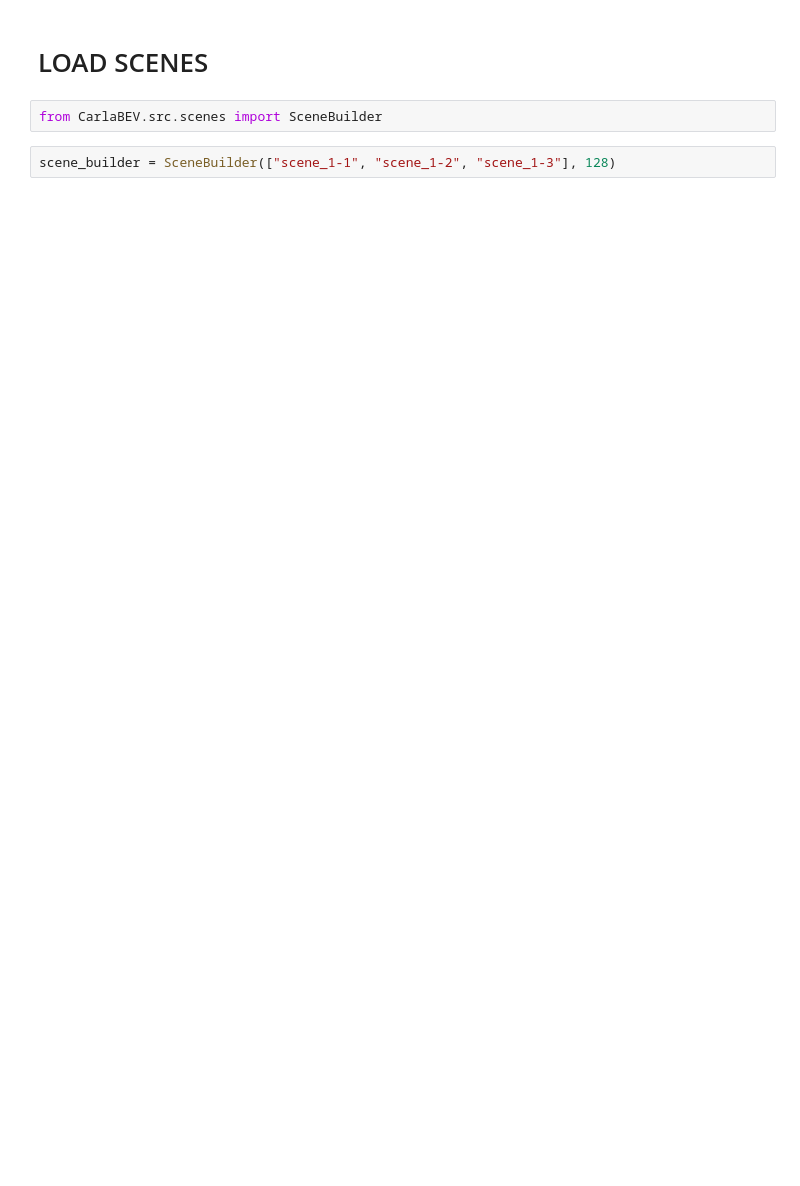
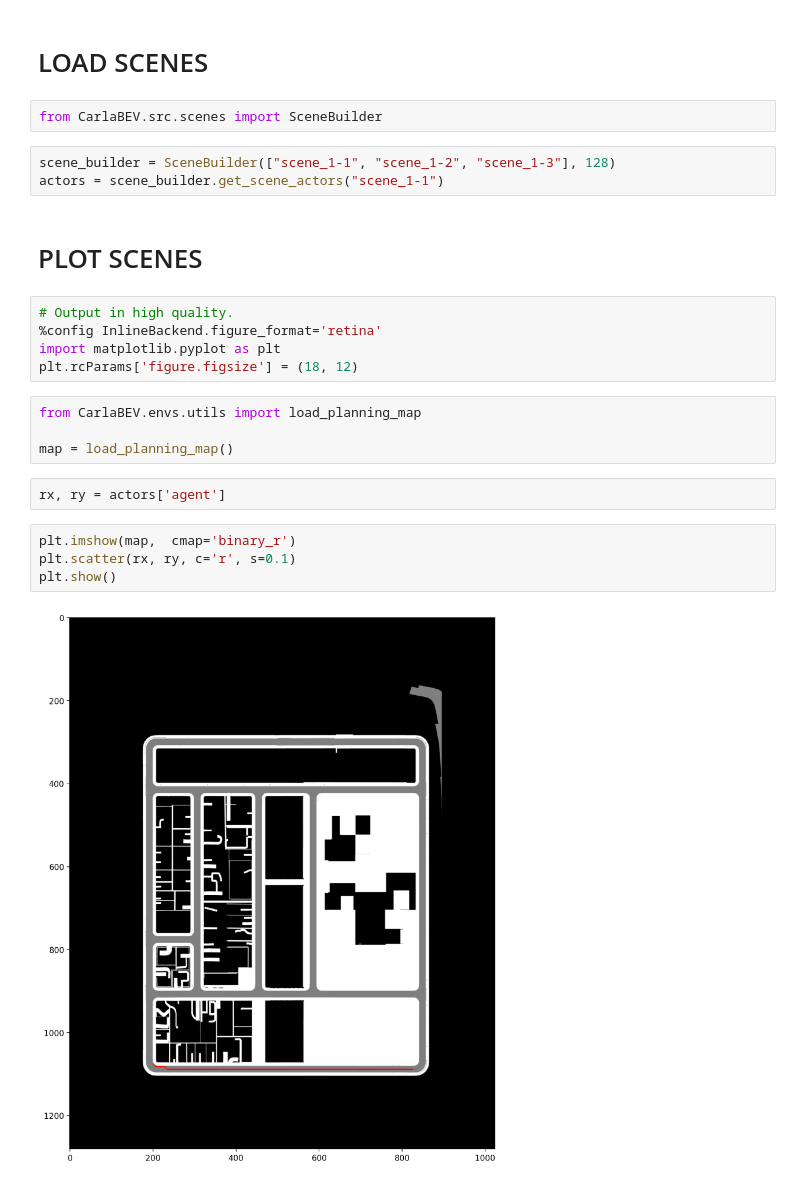
Before and after one commit to danielmtzbarba/carlabev-env, a Jupyter notebook: CarlaBEV/scripts/route_generator.ipynb, the cells around one changed output. Cells and saved outputs as stored; diff of their text form; blank space fills up the shorter version.

```diff
--- a/CarlaBEV/scripts/route_generator.ipynb
+++ b/CarlaBEV/scripts/route_generator.ipynb
@@ -103,3 +110,23 @@ scene_df_13 = get_scene_df(scene_id, scene_dict_13)
 from CarlaBEV.src.scenes import SceneBuilder
 # %%
 scene_builder = SceneBuilder(["scene_1-1", "scene_1-2", "scene_1-3"], 128)
+actors = scene_builder.get_scene_actors("scene_1-1")
+# %% [markdown]
+# PLOT SCENES
+# %%
+# Output in high quality.
+%config InlineBackend.figure_format='retina'
+import matplotlib.pyplot as plt
+plt.rcParams['figure.figsize'] = (18, 12)
+# %%
+from CarlaBEV.envs.utils import load_planning_map
+
+map = load_planning_map()
+# %%
+rx, ry = actors['agent']
+# %%
+plt.imshow(map,  cmap='binary_r')
+plt.scatter(rx, ry, c='r', s=0.1)
+plt.show()
+# %% [output]
+[figure, added]
```
Also changed, not shown: parts of 5 cells of this notebook.
